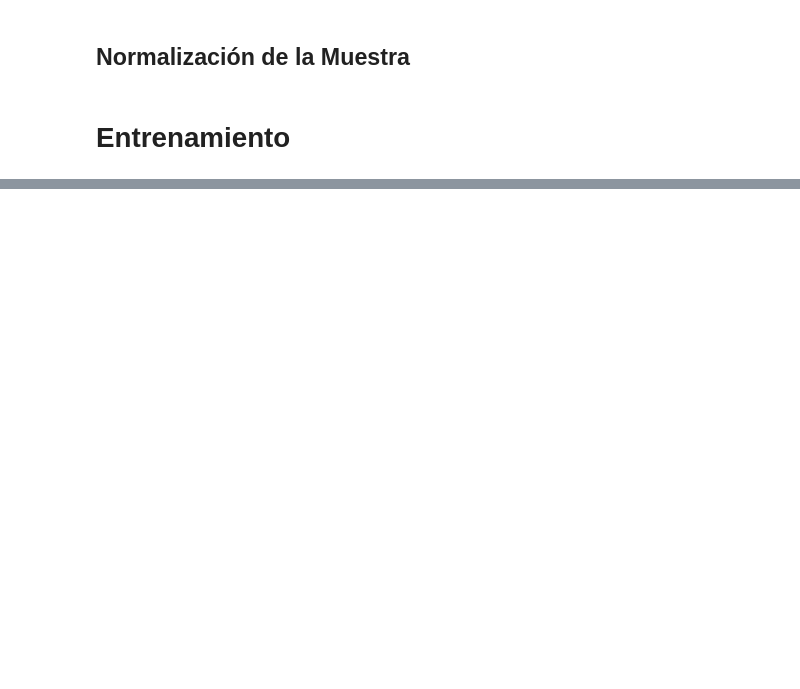
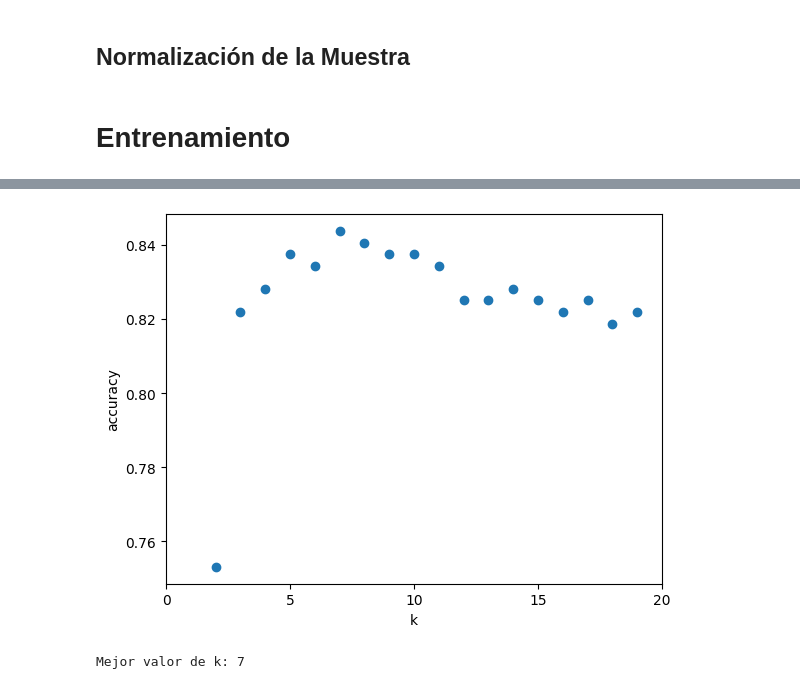
Before and after one commit to pcaliman2/21_K-vecinos, a Jupyter notebook: src/explore.ipynb, the cells around one changed output, grey strips where cells are left out. Saved outputs shown, nothing was run; the diff lists cells and outputs as text; code cells hidden in the pictures; blank space fills up the shorter version.

```diff
--- a/src/explore.ipynb
+++ b/src/explore.ipynb
@@ -340,0 +362,22 @@ Matriz_Confusion(y_test, y_pred)
+# %%
+k_range = range(2, 20)
+scores = []
+
+for k in k_range:
+    knn = KNeighborsClassifier(n_neighbors = k)
+
+    knn.fit(X_train_scaled, y_train)
+    scores.append(knn.score(X_test_scaled, y_test))
+
+plt.scatter(k_range, scores)
+plt.xlabel('k')
+plt.ylabel('accuracy')
+plt.xticks([0,5,10,15,20])
+plt.show()
+# %% [output]
+[figure, added]
+# %%
+best_k = k_range[scores.index(max(scores))]
+print(f"Mejor valor de k: {best_k}")
+# %% [output]
+Mejor valor de k: 7
```
Also changed, not shown: parts of 12 cells of this notebook.
